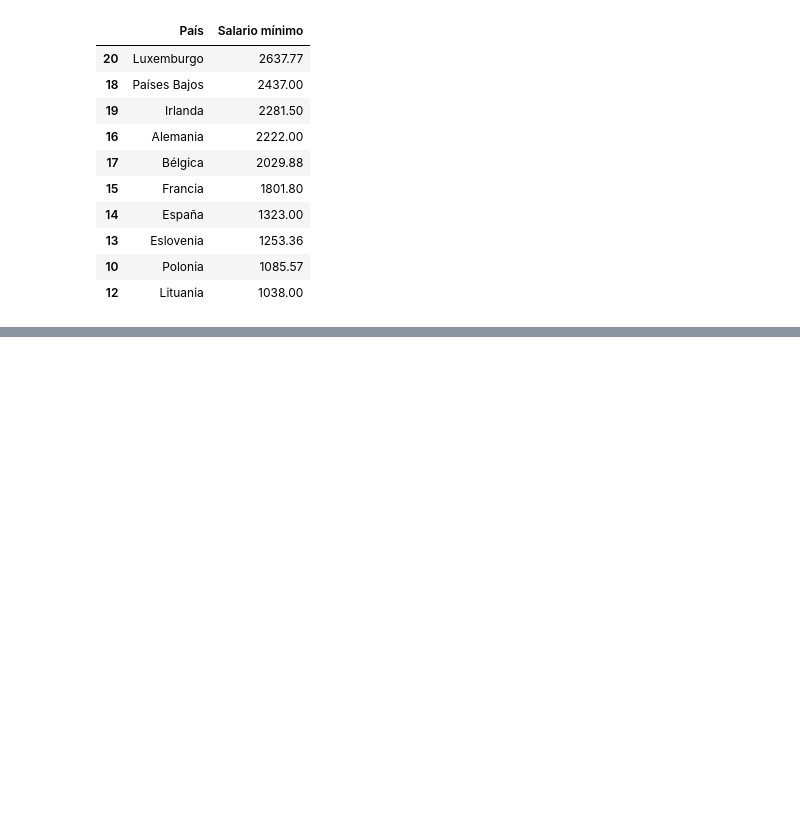
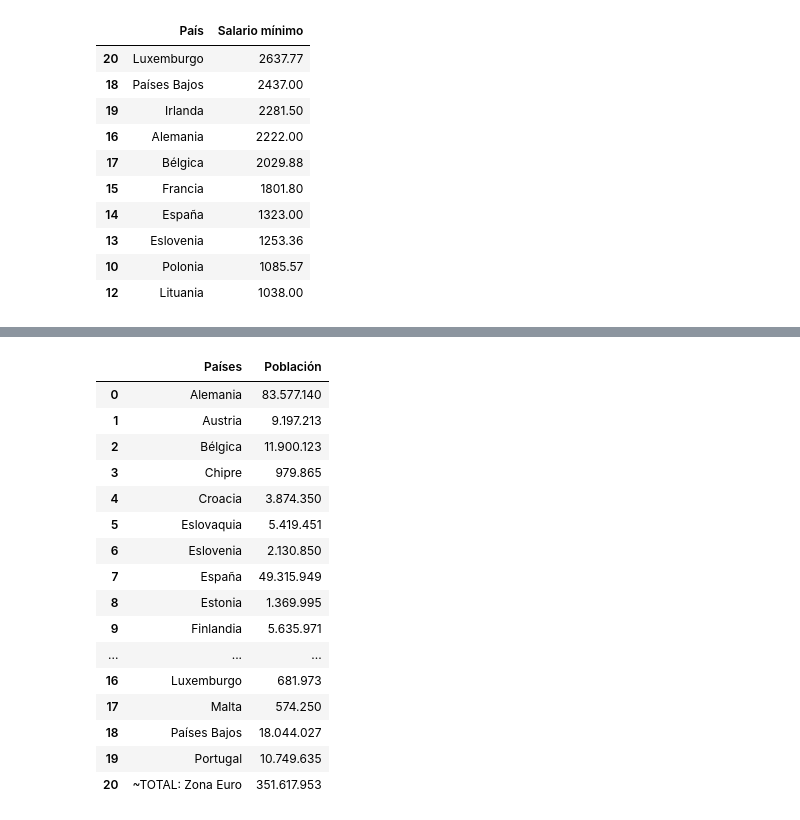
Before and after one commit to Noelia0708/Creacion-Parque-Atracciones, a Jupyter notebook: Proyecto_Parque_Atracciones.ipynb, the cells around one changed output, grey strips where cells are left out. Saved outputs shown, nothing was run; the diff lists cells and outputs as text; code cells hidden in the pictures; blank space fills up the shorter version.

```diff
--- a/Proyecto_Parque_Atracciones.ipynb
+++ b/Proyecto_Parque_Atracciones.ipynb
@@ -409,0 +512,22 @@ top_10_salario
+# %%
+pais_poblacion.drop(columns=["Deuda (%PIB)", "Déficit (%PIB)"], inplace=True)
+# %%
+pais_poblacion
+# %% [output]
+|  | Países | Población |
+| 0 | Alemania | 83.577.140 |
+| 1 | Austria | 9.197.213 |
+| 2 | Bélgica | 11.900.123 |
+| 3 | Chipre | 979.865 |
+| 4 | Croacia | 3.874.350 |
+| 5 | Eslovaquia | 5.419.451 |
+| 6 | Eslovenia | 2.130.850 |
+| 7 | España | 49.315.949 |
+| 8 | Estonia | 1.369.995 |
+| 9 | Finlandia | 5.635.971 |
+| ... | ... | ... |
+| 16 | Luxemburgo | 681.973 |
+| 17 | Malta | 574.250 |
+| 18 | Países Bajos | 18.044.027 |
+| 19 | Portugal | 10.749.635 |
+| 20 | ~TOTAL: Zona Euro | 351.617.953 |
```
Also changed, not shown: parts of 11 cells of this notebook, 1 other file.
